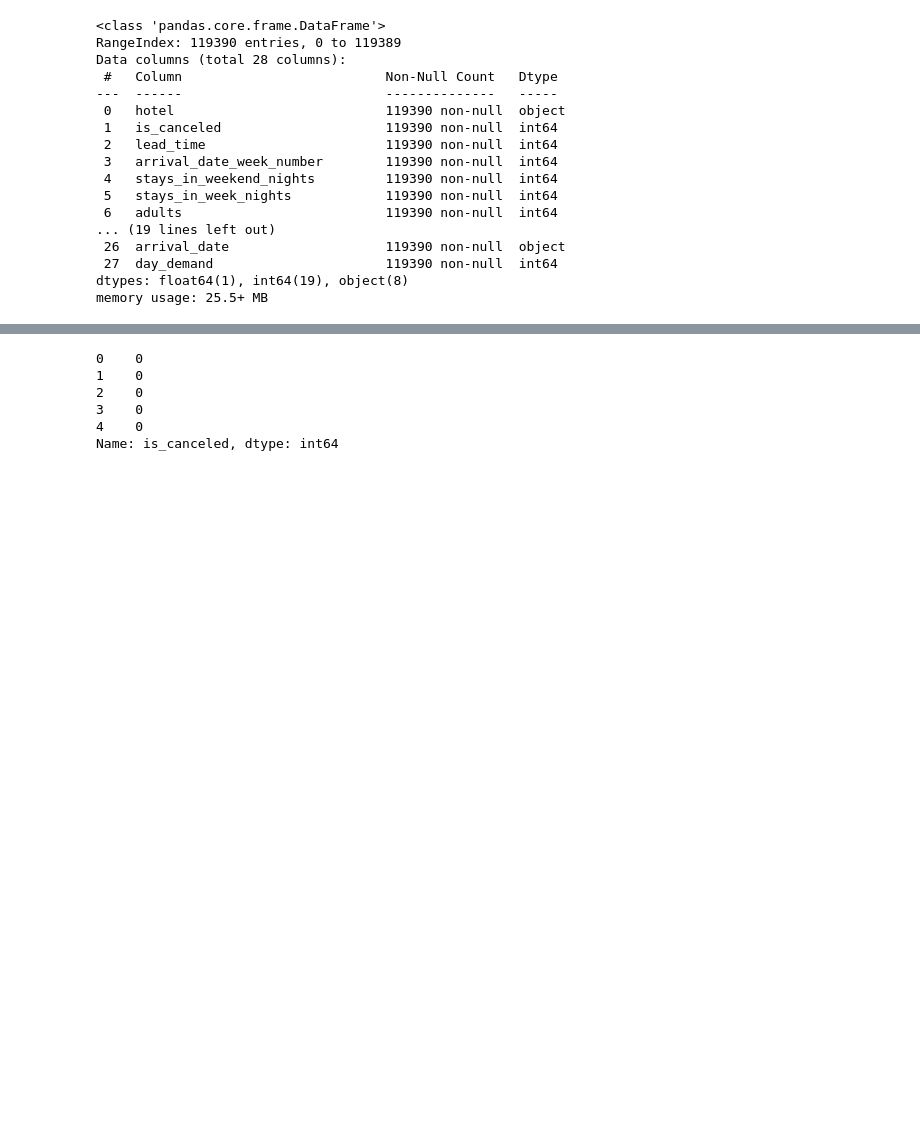
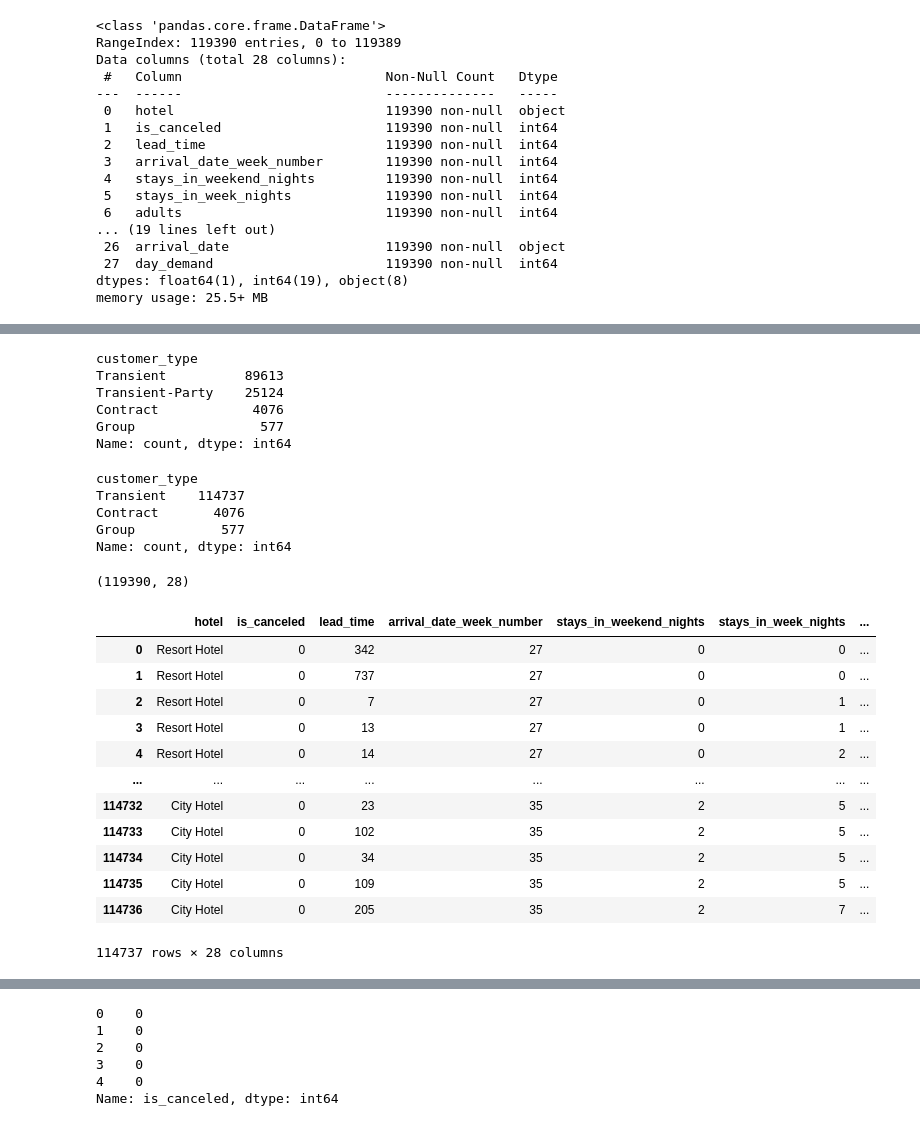
Before and after one commit to briantlui/predictive-model, a Jupyter notebook: notebooks/05_Side_Quests.ipynb, the cells around one changed output, grey strips where cells are left out. Cells and saved outputs as stored; diff of their text form; code cells hidden in the pictures; blank space fills up the shorter version.

```diff
--- a/notebooks/05_Side_Quests.ipynb
+++ b/notebooks/05_Side_Quests.ipynb
@@ -180,0 +95,44 @@ clean_df['reservation_status_date'] = pd.to_datetime(clean_df['reservation_statu
+# %%
+# Checking customer_type values
+clean_df['customer_type'].value_counts()
+# %% [output]
+customer_type
+Transient          89613
+Transient-Party    25124
+Contract            4076
+Group                577
+Name: count, dtype: int64
+# %%
+# Change all Transient-Party to be Transient
+clean_df['customer_type'].replace('Transient-Party', 'Transient',inplace=True)
+# %%
+# Sanity Check
+clean_df['customer_type'].value_counts()
+# %% [output]
+customer_type
+Transient    114737
+Contract       4076
+Group           577
+Name: count, dtype: int64
+# %%
+clean_df.shape
+# %% [output]
+(119390, 28)
+# %%
+# Drop all rows containing Contract or Group customer_type
+clean_df = clean_df[clean_df['customer_type'] == 'Transient'].reset_index(drop=True)
+clean_df
+# %% [output]
+|  | hotel | is_canceled | lead_time | arrival_date_week_number | stays_in_weekend_nights | stays_in_week_nights | ... |
+| 0 | Resort Hotel | 0 | 342 | 27 | 0 | 0 | ... |
+| 1 | Resort Hotel | 0 | 737 | 27 | 0 | 0 | ... |
+| 2 | Resort Hotel | 0 | 7 | 27 | 0 | 1 | ... |
+| 3 | Resort Hotel | 0 | 13 | 27 | 0 | 1 | ... |
+| 4 | Resort Hotel | 0 | 14 | 27 | 0 | 2 | ... |
+| ... | ... | ... | ... | ... | ... | ... | ... |
+| 114732 | City Hotel | 0 | 23 | 35 | 2 | 5 | ... |
+| 114733 | City Hotel | 0 | 102 | 35 | 2 | 5 | ... |
+| 114734 | City Hotel | 0 | 34 | 35 | 2 | 5 | ... |
+| 114735 | City Hotel | 0 | 109 | 35 | 2 | 5 | ... |
+| 114736 | City Hotel | 0 | 205 | 35 | 2 | 7 | ... |
+114737 rows × 28 columns
```
Also changed, not shown: parts of 68 cells of this notebook.
